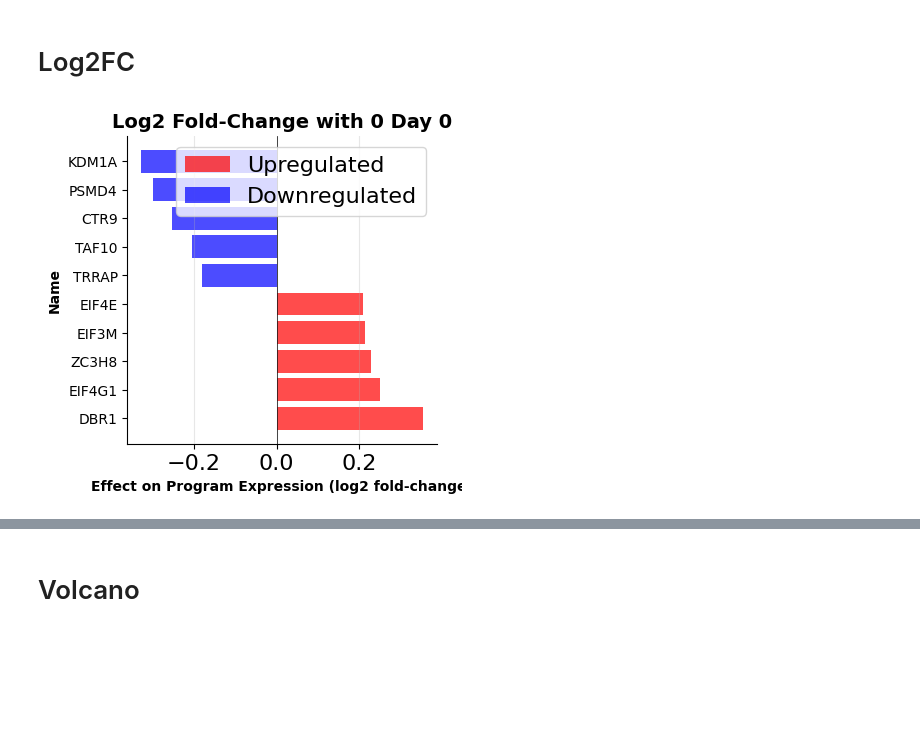
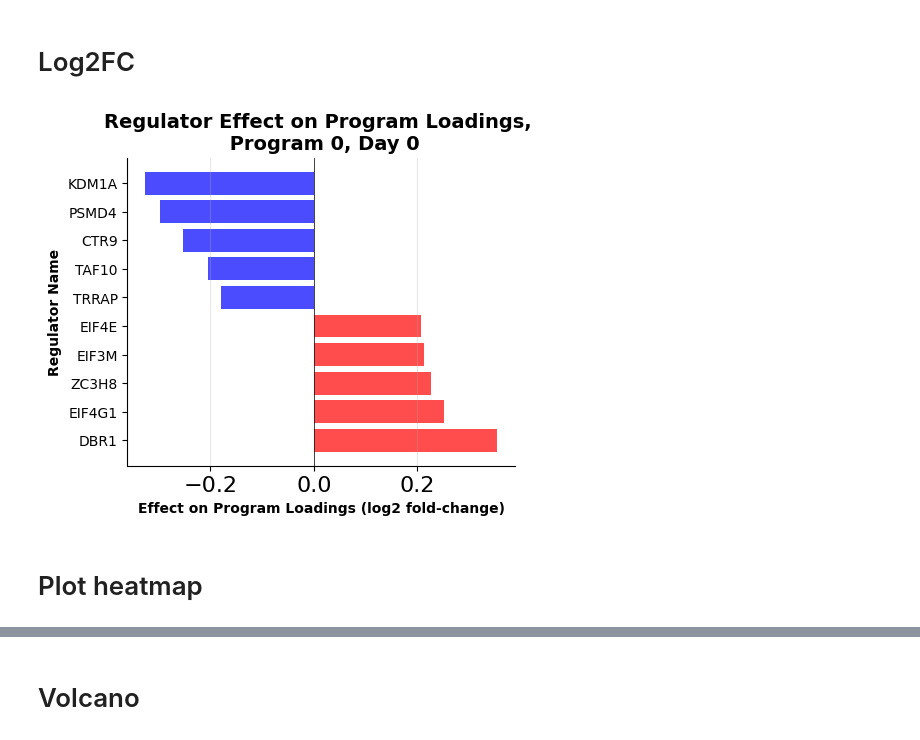
Before and after one commit to EngreitzLab/cNMF_benchmarking, a Jupyter notebook: cNMF_benchmarking_pipeline/Plotting/JupterNote_Version/cNMF_program_analysis.ipynb, the cells around one changed output, grey strips where cells are left out. Drawn from its saved outputs; the diff is of its cells as text; code cells hidden in the pictures; blank space fills up the shorter version.

Commit message:
program PDF

```diff
--- a/cNMF_benchmarking_pipeline/Plotting/JupterNote_Version/cNMF_program_analysis.ipynb
+++ b/cNMF_benchmarking_pipeline/Plotting/JupterNote_Version/cNMF_program_analysis.ipynb
@@ -500,7 +69,9 @@ def plot_log2FC(perturb_path, Target, tagert_col_name="target_name", plot_col_na
 # %%
 perturb_path = "/oak/stanford/groups/engreitz/Users/ymo/NMF_re-inplementing/Script/Revant_code/orginal_code/shared/250110_ipsc_ec_dashboard_setup/cNMF_100/cNMF_100_gene_sample_D0_perturbation_association.txt"
 
-ax, df = plot_log2FC(perturb_path, Target = 0, tagert_col_name = "program_name",
- plot_col_name = "target_name", p_value = 0.05, figsize = (4,4), show = True, Day ="Day 0")
+ax, df = plot_program_log2FC(perturb_path, Target = 0, tagert_col_name = "program_name",
+ plot_col_name = "target_name", p_value = 0.05, figsize = (5,4), show = True, Day ="Day 0")
 # %% [output]
-[figure, old version]
+[figure, new version]
+# %% [markdown]
+# Plot heatmap
```
Also changed, not shown: parts of 28 cells of this notebook, 5 other files.
